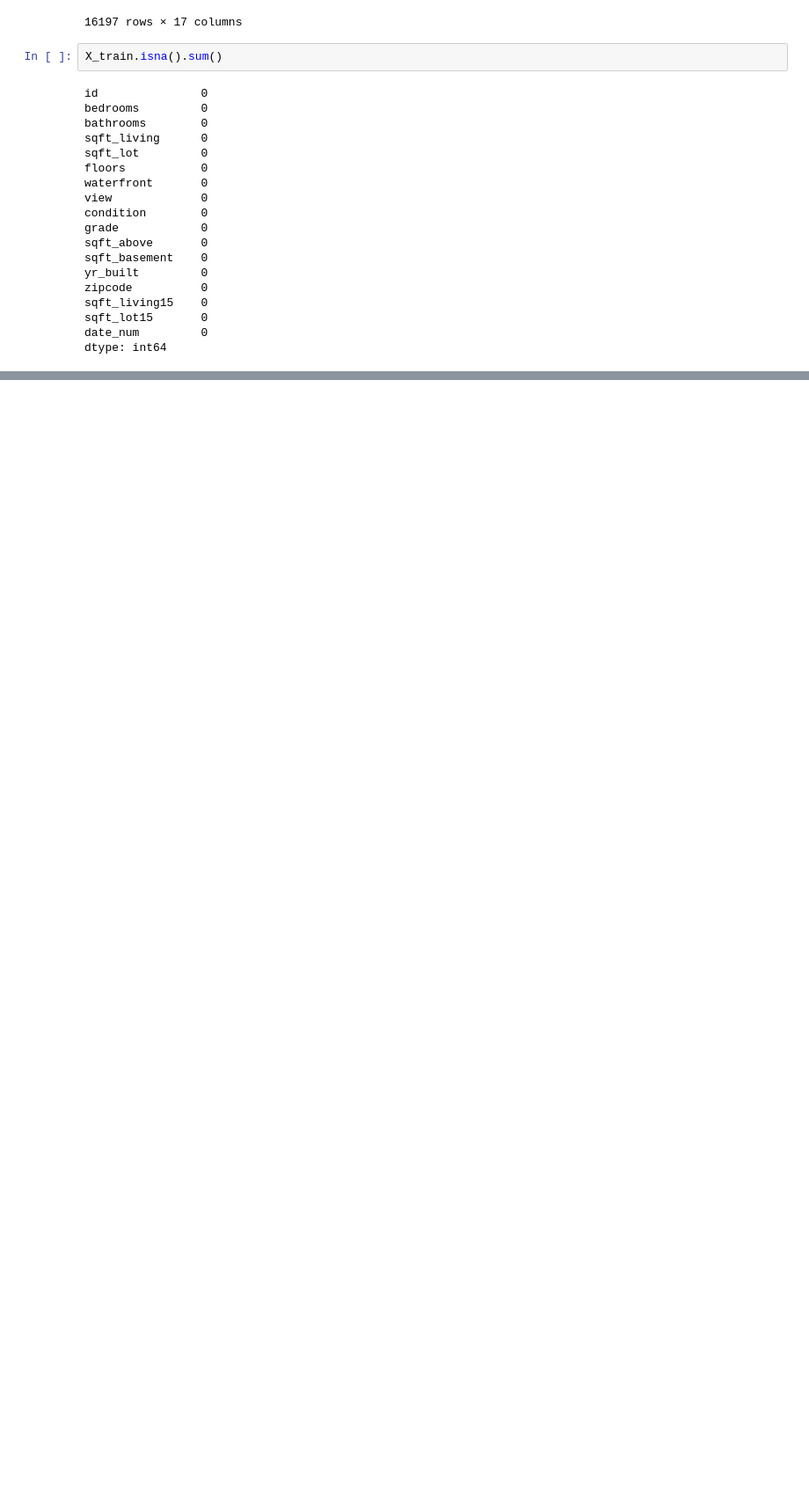
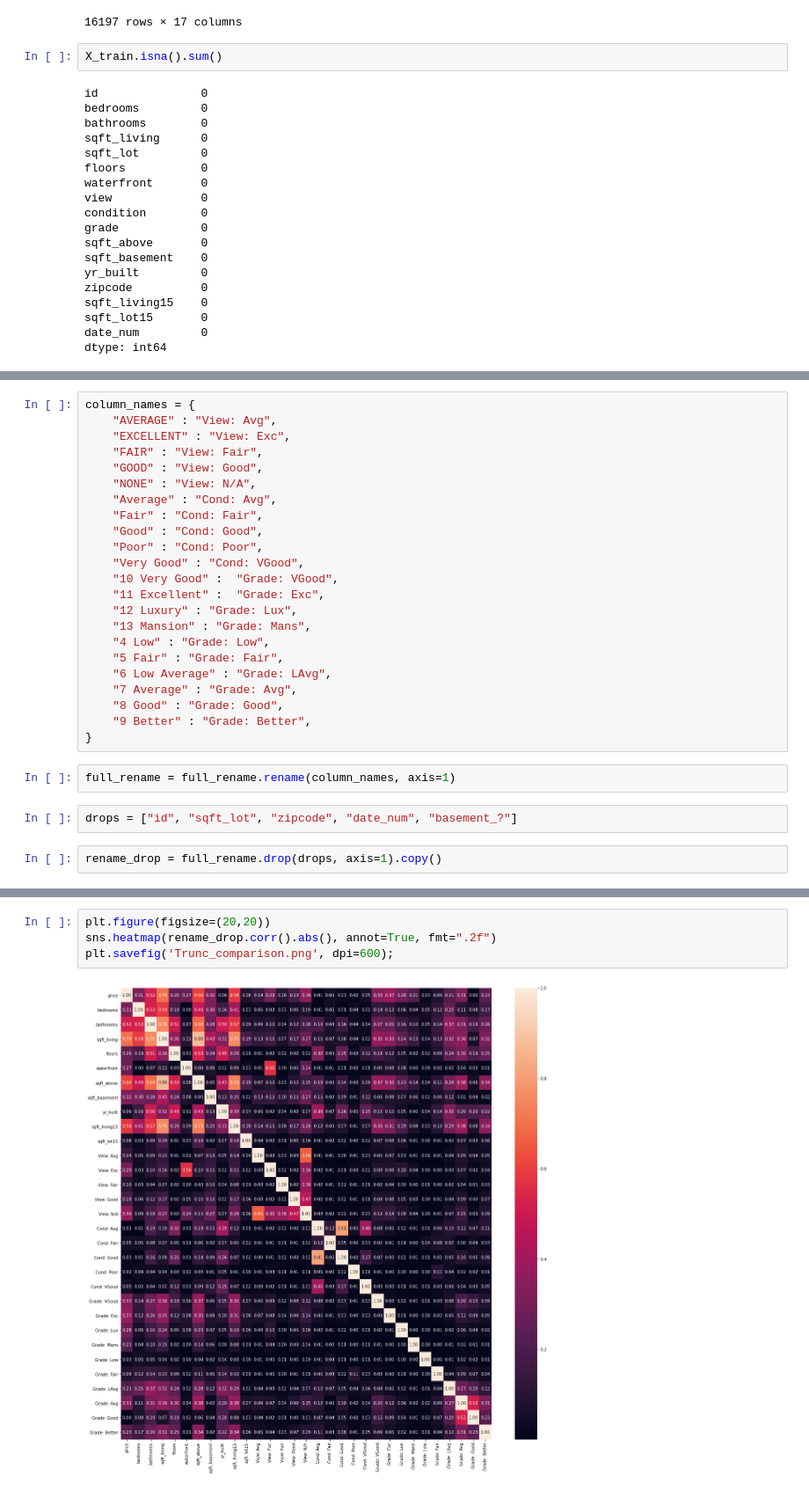
Before and after one commit to theobigdog/DS_083021_Phase2_Project, a Jupyter notebook: Ted_Anal.ipynb, the cells around one changed output, grey strips where cells are left out. Shown at 88% size. Drawn from its saved outputs; the diff is of its cells as text; blank space fills up the shorter version.

Commit message:
Graph Updates and Sorting

```diff
--- a/Ted_Anal.ipynb
+++ b/Ted_Anal.ipynb
@@ -367,0 +976,29 @@ X_train.describe()
+# %%
+column_names = {
+    "AVERAGE" : "View: Avg",
+    "EXCELLENT" : "View: Exc",
+    "FAIR" : "View: Fair",
+    "GOOD" : "View: Good",
+    "NONE" : "View: N/A",
+    "Average" : "Cond: Avg",
+    "Fair" : "Cond: Fair",
+    "Good" : "Cond: Good",
+    "Poor" : "Cond: Poor",
+    "Very Good" : "Cond: VGood",
+    "10 Very Good" :  "Grade: VGood",
+    "11 Excellent" :  "Grade: Exc",
+    "12 Luxury" : "Grade: Lux",
+    "13 Mansion" : "Grade: Mans",
+    "4 Low" : "Grade: Low",
+    "5 Fair" : "Grade: Fair",
+    "6 Low Average" : "Grade: LAvg",
+    "7 Average" : "Grade: Avg",
+    "8 Good" : "Grade: Good",
+    "9 Better" : "Grade: Better",
+}
+# %%
+full_rename = full_rename.rename(column_names, axis=1)
+# %%
+drops = ["id", "sqft_lot", "zipcode", "date_num", "basement_?"]
+# %%
+rename_drop = full_rename.drop(drops, axis=1).copy()
@@ -367,0 +1021,6 @@ X_train.describe()
+# %%
+plt.figure(figsize=(20,20))
+sns.heatmap(rename_drop.corr().abs(), annot=True, fmt=".2f")
+plt.savefig('Trunc_comparison.png', dpi=600);
+# %% [output]
+[figure, added]
```
Also changed, not shown: parts of 57 cells of this notebook.
